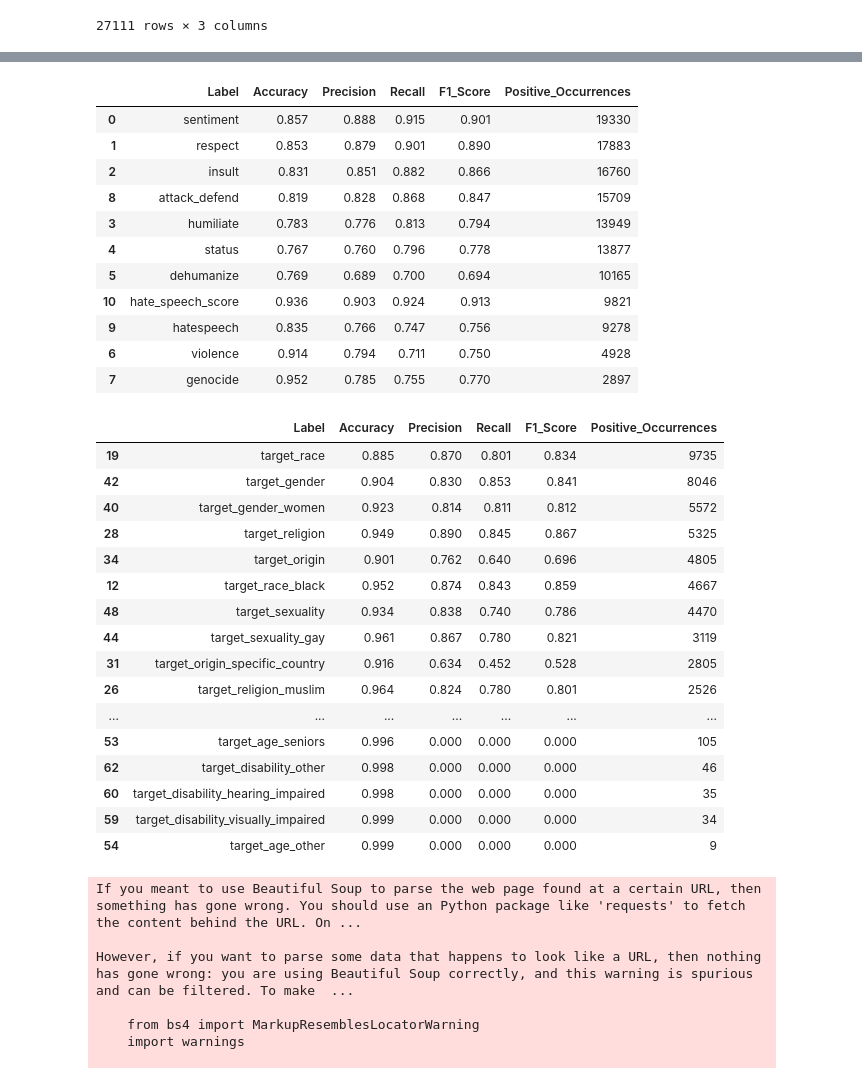
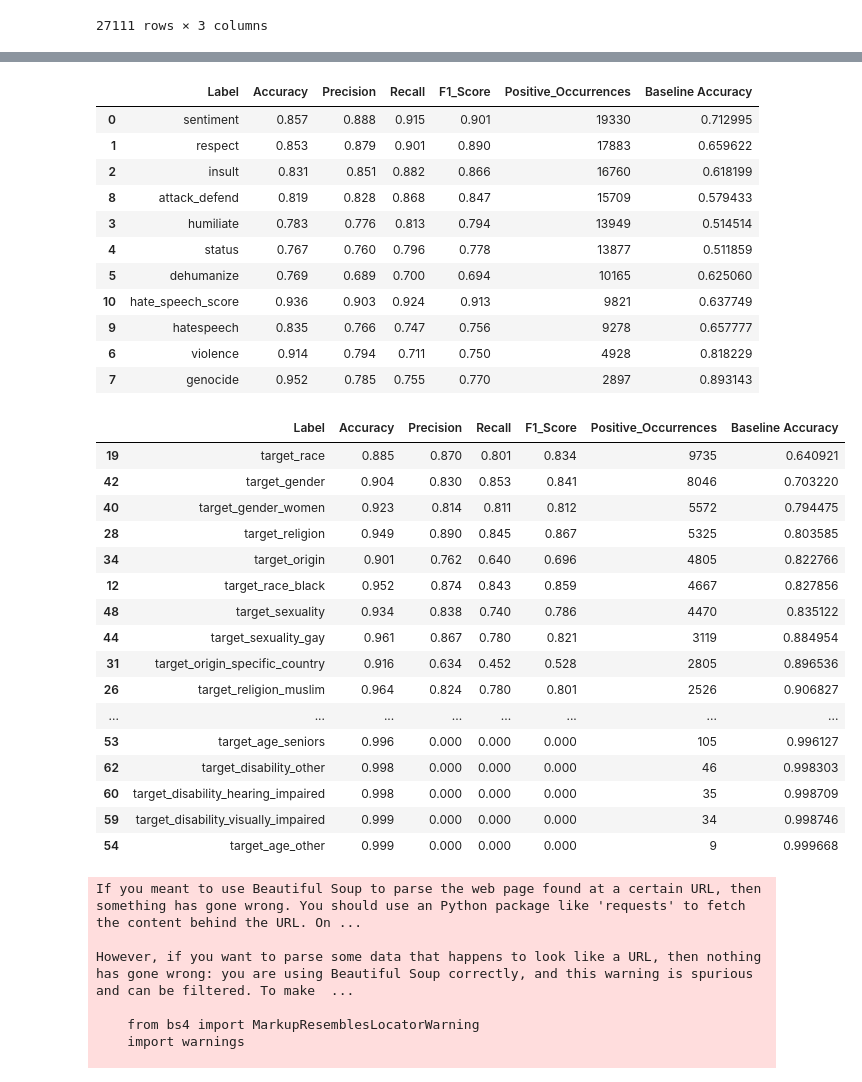
Before and after one commit to vikramv17/cs457-final-project, a Jupyter notebook: multi-class.ipynb, the cells around one changed output, grey strips where cells are left out. Cells and saved outputs as stored; diff of their text form; code cells hidden in the pictures.

```diff
--- a/multi-class.ipynb
+++ b/multi-class.ipynb
@@ -364,3 +403,18 @@ Processed 27111 rows so far.
 | 27109 | get walk. piss on some desks and ... | [1, 1, 1, 1, 1, 1, 0, 0, 1, 1, 1,... | [1, 1, 1, 0, 1, 0, 0, 0, 1, 0, 0,... |
 | 27110 | i, a catholic and a jesuit, am gr... | [0, 0, 0, 0, 0, 0, 0, 0, 0, 0, 0,... | [0, 0, 0, 0, 0, 0, 0, 0, 0, 0, 0,... |
 27111 rows × 3 columns
+# %%
+from sklearn.metrics import f1_score, accuracy_score, roc_auc_score
+
+# Convert the Predicted_Values and Actual_Values columns to numpy arrays
+predicted_values_array = np.array(results_df['Predicted_Values'].tolist())
+actual_values_array = np.array(results_df['Actual_Values'].tolist())
+
+# Calculate F1 score and accuracy
+f1 = f1_score(actual_values_array, predicted_values_array, average='micro')
+accuracy = accuracy_score(actual_values_array, predicted_values_array)
+roc_auc = roc_auc_score(actual_values_array, predicted_values_array, average='micro')
+
+print(f"F1 Score: {f1}")
+print(f"Accuracy: {accuracy}")
+print(f"ROC AUC: {roc_auc}")
@@ -388,62 +446,67 @@ label_metrics_dict = {
         'F1_Score': label_f1_scores[idx]
     }
     for idx, accuracy in enumerate(label_accuracies)
 }
 
 # Convert the dictionary to a DataFrame
 accuracy_df = pd.DataFrame.from_dict(label_metrics_dict, orient='index').reset_index()
 accuracy_df.rename(columns={'index': 'Label'}, inplace=True)
 label_accuracy_dict = {id2label[idx]: accuracy for idx, accuracy in enumerate(label_accuracies)}
 # Add a column for the number of positive occurrences in each label
 accuracy_df['Positive_Occurrences'] = [actual_values_array[:, idx].sum() for idx in range(actual_values_array.shape[1])]
+total_num = actual_values_array.shape[0]
+negative_occurrences = total_num - np.array(accuracy_df['Positive_Occurrences'])
+majority_occurrences = np.maximum(accuracy_df['Positive_Occurrences'], negative_occurrences)
+base_line = majority_occurrences / total_num
+accuracy_df['Baseline Accuracy'] = base_line
 
 # Sort the DataFrame by accuracy in descending order
 # Split the DataFrame into two: one with labels that don't have "target" in the name and the other with "target" labels
 non_target_labels_df = accuracy_df[~accuracy_df['Label'].str.contains('target')]
 target_labels_df = accuracy_df[accuracy_df['Label'].str.contains('target')]
 
 # Sort both DataFrames by 'Positive_Occurrences' in descending order
 non_target_labels_df = non_target_labels_df.sort_values(by='Positive_Occurrences', ascending=False)
 target_labels_df = target_labels_df.sort_values(by='Positive_Occurrences', ascending=False)
 
 # Display the sorted DataFrame
 display(non_target_labels_df)
 display(target_labels_df)
 
 # Save the accuracy DataFrame to a CSV file
 non_target_labels_df.to_excel('results/hate_speech_metrics.xlsx', index=False)
 # Save the target labels DataFrame to a CSV file
 target_labels_df.to_excel('results/target_metrics.xlsx', index=False)
 # %% [output]
-|  | Label | Accuracy | Precision | Recall | F1_Score | Positive_Occurrences |
-| 0 | sentiment | 0.857 | 0.888 | 0.915 | 0.901 | 19330 |
-| 1 | respect | 0.853 | 0.879 | 0.901 | 0.890 | 17883 |
-| 2 | insult | 0.831 | 0.851 | 0.882 | 0.866 | 16760 |
-| 8 | attack_defend | 0.819 | 0.828 | 0.868 | 0.847 | 15709 |
-| 3 | humiliate | 0.783 | 0.776 | 0.813 | 0.794 | 13949 |
-| 4 | status | 0.767 | 0.760 | 0.796 | 0.778 | 13877 |
-| 5 | dehumanize | 0.769 | 0.689 | 0.700 | 0.694 | 10165 |
-| 10 | hate_speech_score | 0.936 | 0.903 | 0.924 | 0.913 | 9821 |
-| 9 | hatespeech | 0.835 | 0.766 | 0.747 | 0.756 | 9278 |
-| 6 | violence | 0.914 | 0.794 | 0.711 | 0.750 | 4928 |
-| 7 | genocide | 0.952 | 0.785 | 0.755 | 0.770 | 2897 |
+|  | Label | Accuracy | Precision | Recall | F1_Score | Positive_Occurrences | Baseline Accuracy |
+| 0 | sentiment | 0.857 | 0.888 | 0.915 | 0.901 | 19330 | 0.712995 |
+| 1 | respect | 0.853 | 0.879 | 0.901 | 0.890 | 17883 | 0.659622 |
+| 2 | insult | 0.831 | 0.851 | 0.882 | 0.866 | 16760 | 0.618199 |
+| 8 | attack_defend | 0.819 | 0.828 | 0.868 | 0.847 | 15709 | 0.579433 |
+| 3 | humiliate | 0.783 | 0.776 | 0.813 | 0.794 | 13949 | 0.514514 |
+| 4 | status | 0.767 | 0.760 | 0.796 | 0.778 | 13877 | 0.511859 |
+| 5 | dehumanize | 0.769 | 0.689 | 0.700 | 0.694 | 10165 | 0.625060 |
+| 10 | hate_speech_score | 0.936 | 0.903 | 0.924 | 0.913 | 9821 | 0.637749 |
+| 9 | hatespeech | 0.835 | 0.766 | 0.747 | 0.756 | 9278 | 0.657777 |
+| 6 | violence | 0.914 | 0.794 | 0.711 | 0.750 | 4928 | 0.818229 |
+| 7 | genocide | 0.952 | 0.785 | 0.755 | 0.770 | 2897 | 0.893143 |
-|  | Label | Accuracy | Precision | Recall | F1_Score | Positive_Occurrences |
-| 19 | target_race | 0.885 | 0.870 | 0.801 | 0.834 | 9735 |
-| 42 | target_gender | 0.904 | 0.830 | 0.853 | 0.841 | 8046 |
-| 40 | target_gender_women | 0.923 | 0.814 | 0.811 | 0.812 | 5572 |
-| 28 | target_religion | 0.949 | 0.890 | 0.845 | 0.867 | 5325 |
-| 34 | target_origin | 0.901 | 0.762 | 0.640 | 0.696 | 4805 |
-| 12 | target_race_black | 0.952 | 0.874 | 0.843 | 0.859 | 4667 |
-| 48 | target_sexuality | 0.934 | 0.838 | 0.740 | 0.786 | 4470 |
-| 44 | target_sexuality_gay | 0.961 | 0.867 | 0.780 | 0.821 | 3119 |
-| 31 | target_origin_specific_country | 0.916 | 0.634 | 0.452 | 0.528 | 2805 |
-| 26 | target_religion_muslim | 0.964 | 0.824 | 0.780 | 0.801 | 2526 |
-| ... | ... | ... | ... | ... | ... | ... |
-| 53 | target_age_seniors | 0.996 | 0.000 | 0.000 | 0.000 | 105 |
-| 62 | target_disability_other | 0.998 | 0.000 | 0.000 | 0.000 | 46 |
-| 60 | target_disability_hearing_impaired | 0.998 | 0.000 | 0.000 | 0.000 | 35 |
-| 59 | target_disability_visually_impaired | 0.999 | 0.000 | 0.000 | 0.000 | 34 |
-| 54 | target_age_other | 0.999 | 0.000 | 0.000 | 0.000 | 9 |
+|  | Label | Accuracy | Precision | Recall | F1_Score | Positive_Occurrences | Baseline Accuracy |
+| 19 | target_race | 0.885 | 0.870 | 0.801 | 0.834 | 9735 | 0.640921 |
+| 42 | target_gender | 0.904 | 0.830 | 0.853 | 0.841 | 8046 | 0.703220 |
+| 40 | target_gender_women | 0.923 | 0.814 | 0.811 | 0.812 | 5572 | 0.794475 |
+| 28 | target_religion | 0.949 | 0.890 | 0.845 | 0.867 | 5325 | 0.803585 |
+| 34 | target_origin | 0.901 | 0.762 | 0.640 | 0.696 | 4805 | 0.822766 |
+| 12 | target_race_black | 0.952 | 0.874 | 0.843 | 0.859 | 4667 | 0.827856 |
+| 48 | target_sexuality | 0.934 | 0.838 | 0.740 | 0.786 | 4470 | 0.835122 |
+| 44 | target_sexuality_gay | 0.961 | 0.867 | 0.780 | 0.821 | 3119 | 0.884954 |
+| 31 | target_origin_specific_country | 0.916 | 0.634 | 0.452 | 0.528 | 2805 | 0.896536 |
+| 26 | target_religion_muslim | 0.964 | 0.824 | 0.780 | 0.801 | 2526 | 0.906827 |
+| ... | ... | ... | ... | ... | ... | ... | ... |
+| 53 | target_age_seniors | 0.996 | 0.000 | 0.000 | 0.000 | 105 | 0.996127 |
+| 62 | target_disability_other | 0.998 | 0.000 | 0.000 | 0.000 | 46 | 0.998303 |
+| 60 | target_disability_hearing_impaired | 0.998 | 0.000 | 0.000 | 0.000 | 35 | 0.998709 |
+| 59 | target_disability_visually_impaired | 0.999 | 0.000 | 0.000 | 0.000 | 34 | 0.998746 |
+| 54 | target_age_other | 0.999 | 0.000 | 0.000 | 0.000 | 9 | 0.999668 |
 # %%
 from bs4 import BeautifulSoup
 
```
Also changed, not shown: parts of 5 cells of this notebook, 5 other files.
